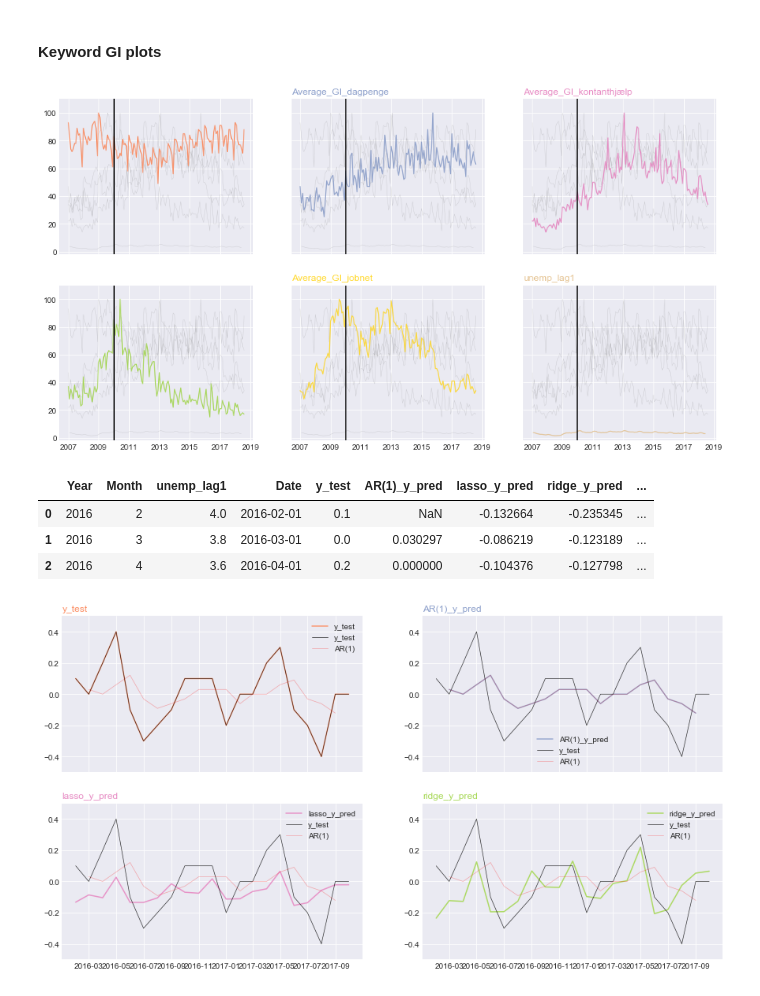
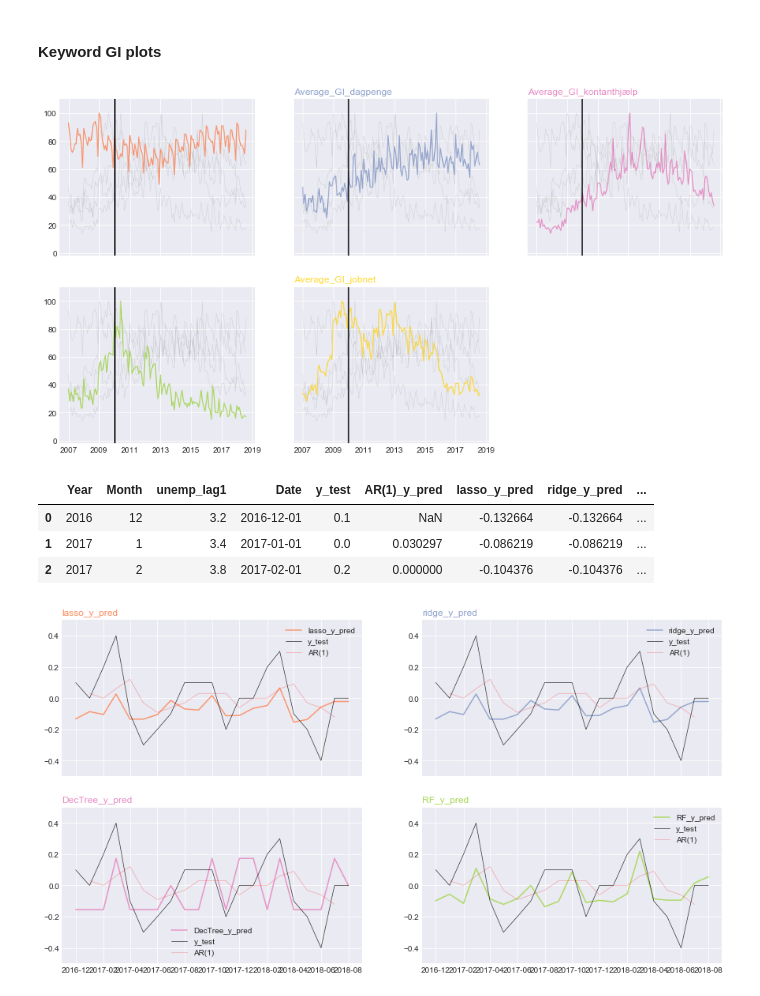
Before and after one commit to karlbindslev/sds_group29, a Jupyter notebook: Exam_project_cleanup.ipynb, the cells around one changed output. Drawn from its saved outputs; the diff is of its cells as text; code cells hidden in the pictures.

```diff
--- a/Exam_project_cleanup.ipynb
+++ b/Exam_project_cleanup.ipynb
@@ -195,8 +204,8 @@ df_comb['GI_jobnet_lag1'] = df_comb['Average_GI_jobnet'].shift(n_lags)
 # %%
 # Removing first observation in both dataframes, sinces df_comb now contains NA in first row
 # Additionally ensuring that d4 and unemp_rates have the same number of columns
-df4 = df_comb[(n_lags+cut_n_months):len(unemp_rates)]
-unemp_rates = unemp_rates[(n_lags+cut_n_months):]
+df4 = df_comb[(n_lags+cut_n_months):len(unemp_rates)].copy()
+unemp_rates_cut = unemp_rates[(n_lags+cut_n_months):].copy()
 
 # Construction X and y
 X = np.array(df4[['GI_job_lag1',
@@ -206,4 +215,4 @@ X = np.array(df4[['GI_job_lag1',
                   'GI_jobnet_lag1'
                  ]]) # creating ndarray of X values (2 variables)
 X_ar = np.array(df4[['unemp_lag1']]) # creating ndarray of X values (2 variables)
-y = np.array(unemp_rates[['rate']])
+y = np.array(unemp_rates_cut[['rate']])
@@ -604,7 +671,7 @@ import pandas as pd
 
 dfGIx = dfGI.assign(Date=pd.to_datetime(dfGI[['Year', 'Month']].assign(day=1)))
 
-dfGIx = dfGIx.drop(columns = ['Year', 'Month'])
+dfGIx = dfGIx.drop(columns = ['Year', 'Month', 'unemp_lag1'])
 
 # Initialize the figure
 fig = plt.figure(figsize=(15,8))
@@ -641,7 +708,7 @@ for column in dfGIx.drop('Date', axis=1):
 
         plt.title(column, loc='left', fontsize=12, fontweight=0, color=palette(num) )
 # %% [output]
-[figure, old version]
+[figure, new version]
 # %%
 # all the data
 lasso_y_pred = pd.DataFrame(y_pred_ts_lasso)
@@ -655,7 +722,7 @@ all_y_pred = [y_test_ts, AR_y_pred, lasso_y_pred, ridge_y_pred, DecTree_y_pred,
 # month and year columns
 bb = dfGI.assign(Date=pd.to_datetime(dfGI[['Year', 'Month']].assign(day=1)))
 bb = bb.drop(['Average_GI_job', 'Average_GI_dagpenge', 'Average_GI_kontanthjælp', 'Average_GI_akasse', 'Average_GI_jobnet'], axis=1)
-bx = bb[bb['Year'] >= 2016]
+bx = bb.iloc[118:]
 bx = (bx[1:]).reset_index(drop=True)
 
 all_1 = pd.concat(all_y_pred, axis=1)
@@ -664,9 +731,9 @@ all_dat_data = pd.concat([bx, all_1], axis=1)
 all_dat_data.head(3)
 # %% [output]
 |  | Year | Month | unemp_lag1 | Date | y_test | AR(1)_y_pred | lasso_y_pred | ridge_y_pred | ... |
-| 0 | 2016 | 2 | 4.0 | 2016-02-01 | 0.1 | NaN | -0.132664 | -0.235345 | ... |
-| 1 | 2016 | 3 | 3.8 | 2016-03-01 | 0.0 | 0.030297 | -0.086219 | -0.123189 | ... |
-| 2 | 2016 | 4 | 3.6 | 2016-04-01 | 0.2 | 0.000000 | -0.104376 | -0.127798 | ... |
+| 0 | 2016 | 12 | 3.2 | 2016-12-01 | 0.1 | NaN | -0.132664 | -0.132664 | ... |
+| 1 | 2017 | 1 | 3.4 | 2017-01-01 | 0.0 | 0.030297 | -0.086219 | -0.086219 | ... |
+| 2 | 2017 | 2 | 3.8 | 2017-02-01 | 0.2 | 0.000000 | -0.104376 | -0.104376 | ... |
 # %%
 # Initialize the figure
 fig = plt.figure(figsize=(15,8))
@@ -677,33 +744,33 @@ palette = plt.get_cmap('Set2')
 
 # multiple line plot
 num=0
-for column in all_dat_data.iloc[:,4:8]:
+for column in all_dat_data.iloc[:,6:10]:
     num+=1
 
     plt.subplot(2, 2, num)
 
     # plot every group, but discreet
     #for v in all_dat_data.iloc[:,2:6]:
     #    plt.plot(all_dat_data['Date'], all_dat_data[v], marker='', color='grey', linewidth=0.4, alpha=0.3)
 
     # Plot the lineplot
     plt.plot(all_dat_data['Date'], all_dat_data[column], marker='', color=palette(num),  \
              linewidth=1.5, alpha=0.9, label=column)
     plt.plot(all_dat_data['Date'], all_dat_data['y_test'], marker='', color='black', \
             linewidth=0.7, alpha=0.8, label='y_test')
     plt.plot(all_dat_data['Date'], all_dat_data['AR(1)_y_pred'], marker='', color='red', \
             linewidth=0.7, alpha=0.3, label="AR(1)", )
 
     plt.ylim(-0.5,0.5)
 
     #Not ticks everywhere
     if num in range(3):
         plt.tick_params(labelbottom=False, direction = 'out')
 
     plt.title(column, loc='left', fontsize=12, fontweight=0, color=palette(num) )
 
     plt.legend()
 
 fig.savefig('results.png')
 # %% [output]
-[figure, old version]
+[figure, new version]
```
Also changed, not shown: parts of 13 cells of this notebook, 1 other file.
